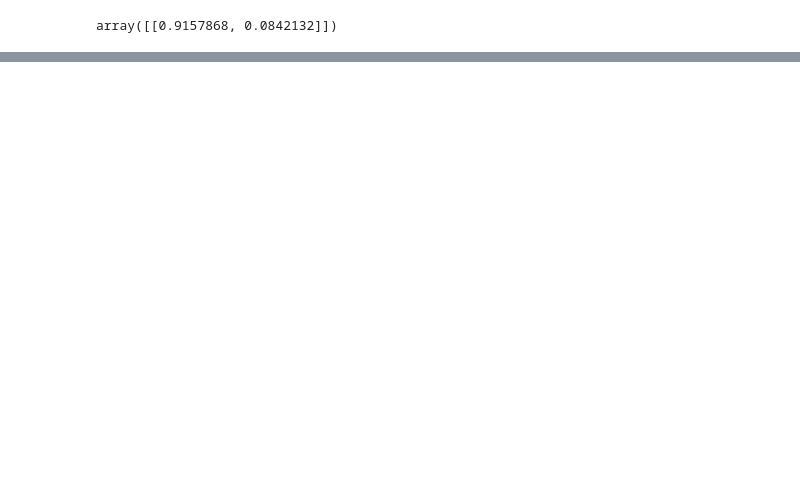
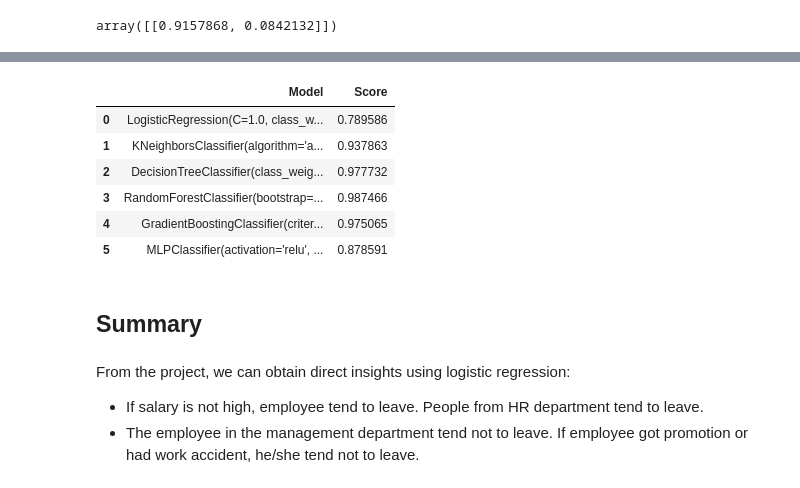
Before and after one commit to cameozl/Project_EmployeeLeave, a Jupyter notebook: employee_leave.ipynb, the cells around one changed output, grey strips where cells are left out. Cells and saved outputs as stored; diff of their text form; code cells hidden in the pictures; blank space fills up the shorter version.

```diff
--- a/employee_leave.ipynb
+++ b/employee_leave.ipynb
@@ -268,0 +319,16 @@ avg / total       0.77      0.79      0.77      4500
+# %%
+res_frame
+# %% [output]
+|  | Model | Score |
+| 0 | LogisticRegression(C=1.0, class_w... | 0.789586 |
+| 1 | KNeighborsClassifier(algorithm='a... | 0.937863 |
+| 2 | DecisionTreeClassifier(class_weig... | 0.977732 |
+| 3 | RandomForestClassifier(bootstrap=... | 0.987466 |
+| 4 | GradientBoostingClassifier(criter... | 0.975065 |
+| 5 | MLPClassifier(activation='relu', ... | 0.878591 |
+# %% [markdown]
+## Summary
+# %% [markdown]
+From the project, we can obtain direct insights using logistic regression:
+- If salary is not high, employee tend to leave. People from HR department tend to leave.
+- The employee in the management department tend not to leave. If employee got promotion or had work accident, he/she tend not to leave.
```
Also changed, not shown: parts of 15 cells of this notebook.
